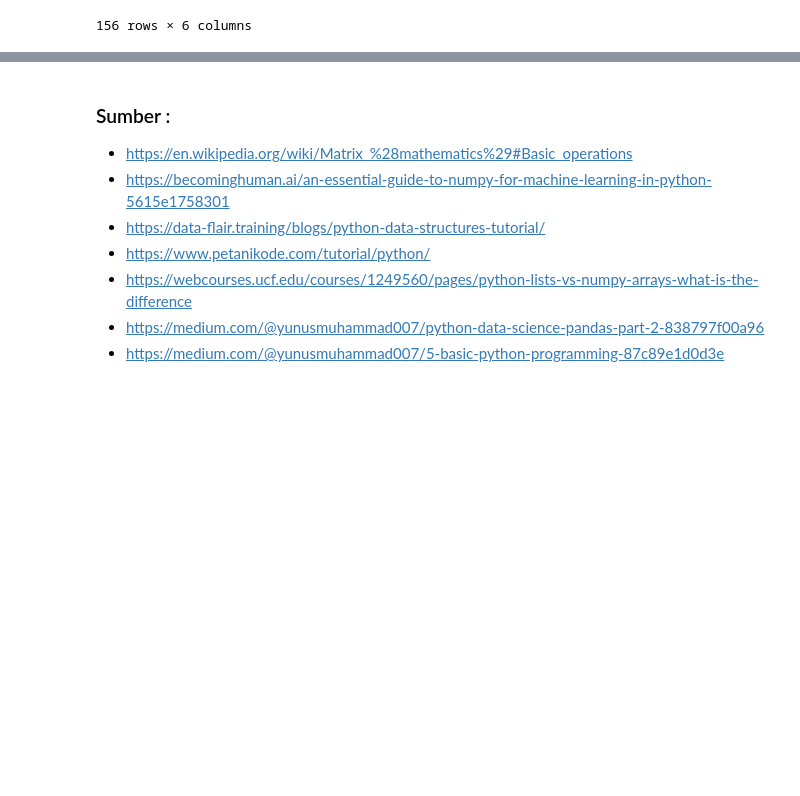
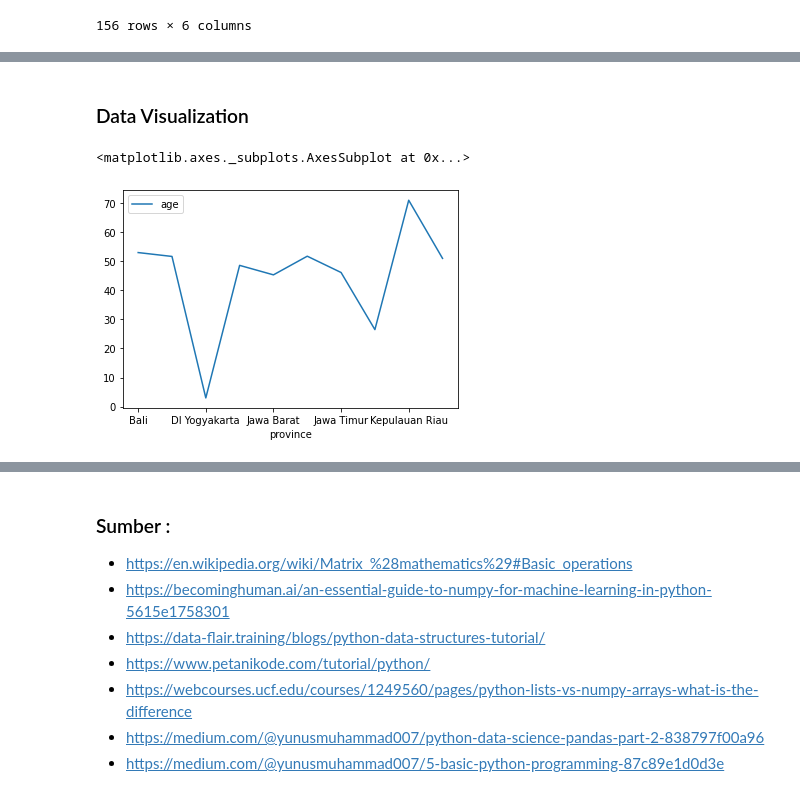
Before and after one commit to Muhammad-Yunus/Open-BOML, a Jupyter notebook: 1_Basic_ML/Pertemuan_2_Python_ML/Python For Machine Learning.ipynb, the cells around one changed output, grey strips where cells are left out. Drawn from its saved outputs; the diff is of its cells as text; code cells hidden in the pictures; blank space fills up the shorter version.

```diff
--- a/1_Basic_ML/Pertemuan_2_Python_ML/Python For Machine Learning.ipynb
+++ b/1_Basic_ML/Pertemuan_2_Python_ML/Python For Machine Learning.ipynb
@@ -1566,0 +1602,2 @@ covid_19_compact_clean.sort_values(by=["province", "age", ] , ascending=[True, F
+# %%
+Group_By_Province = covid_19_compact_clean.groupby("province")
@@ -1566,0 +1627,2 @@ covid_19_compact_clean.sort_values(by=["province", "age", ] , ascending=[True, F
+# %%
+Age_mean_per_Province = Group_By_Province[["province", "age"]].mean()
@@ -1566,0 +1677,7 @@ covid_19_compact_clean.sort_values(by=["province", "age", ] , ascending=[True, F
+# %% [markdown]
+### Data Visualization
+# %%
+Age_mean_per_Province.plot()
+# %% [output]
+<matplotlib.axes._subplots.AxesSubplot at 0x...>
+[figure, added]
```
Also changed, not shown: parts of 36 cells of this notebook, 1 other file.
